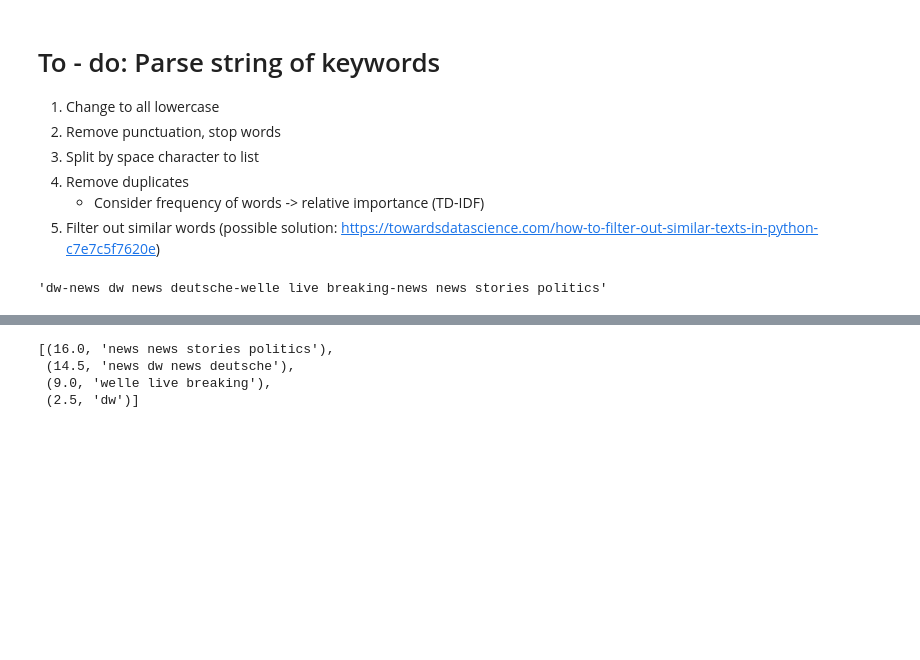
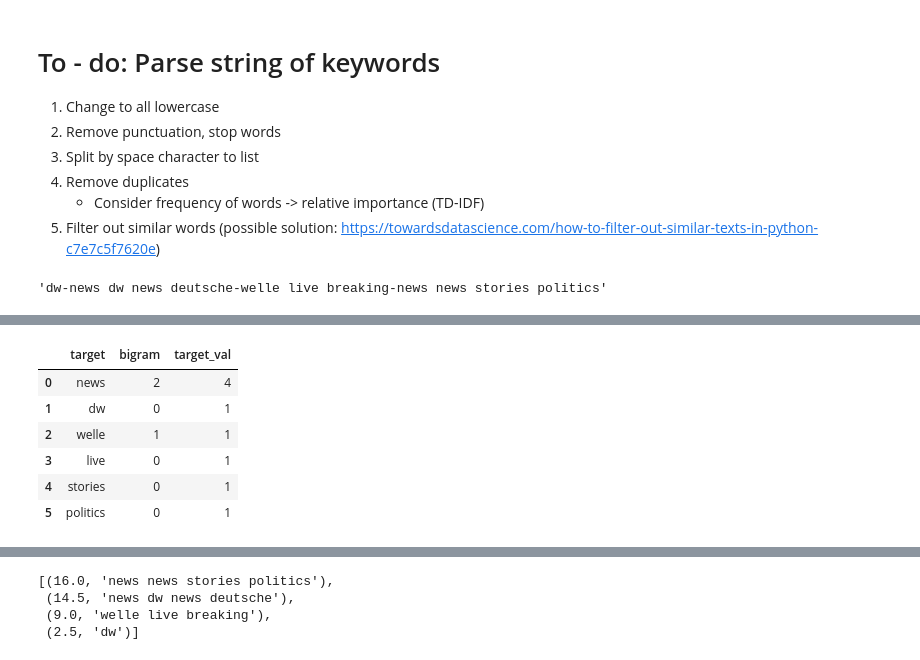
Before and after one commit to bernardcheng/youtube-api-viz, a Jupyter notebook: yt-api-test.ipynb, the cells around one changed output, grey strips where cells are left out. Cells and saved outputs as stored; diff of their text form; code cells hidden in the pictures; blank space fills up the shorter version.

```diff
--- a/yt-api-test.ipynb
+++ b/yt-api-test.ipynb
@@ -166,0 +166,2 @@ rm_punct
+# %%
+grp_tgt_df = tgt_val_df.groupby(['target'], as_index=False, sort=False).sum()
@@ -166,0 +179,10 @@ rm_punct
+# %%
+grp_tgt_df
+# %% [output]
+|  | target | bigram | target_val |
+| 0 | news | 2 | 4 |
+| 1 | dw | 0 | 1 |
+| 2 | welle | 1 | 1 |
+| 3 | live | 0 | 1 |
+| 4 | stories | 0 | 1 |
+| 5 | politics | 0 | 1 |
```
Also changed, not shown: parts of 26 cells of this notebook.
